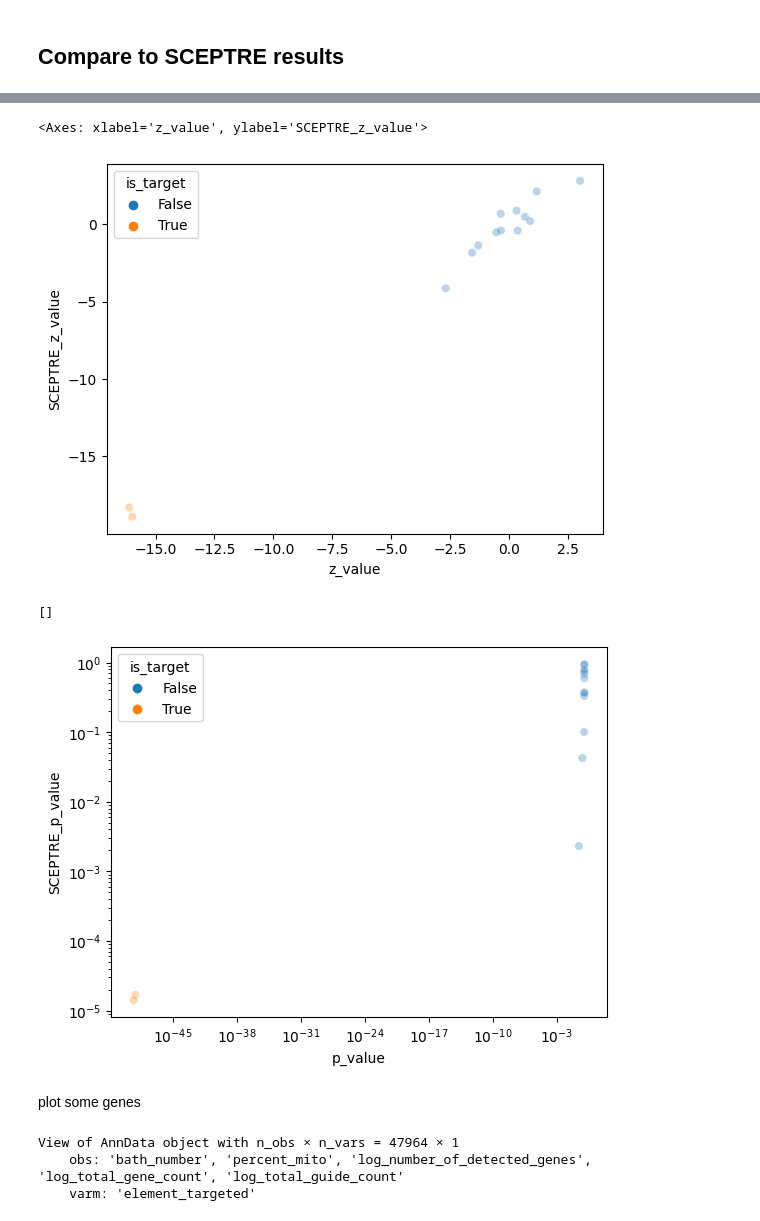
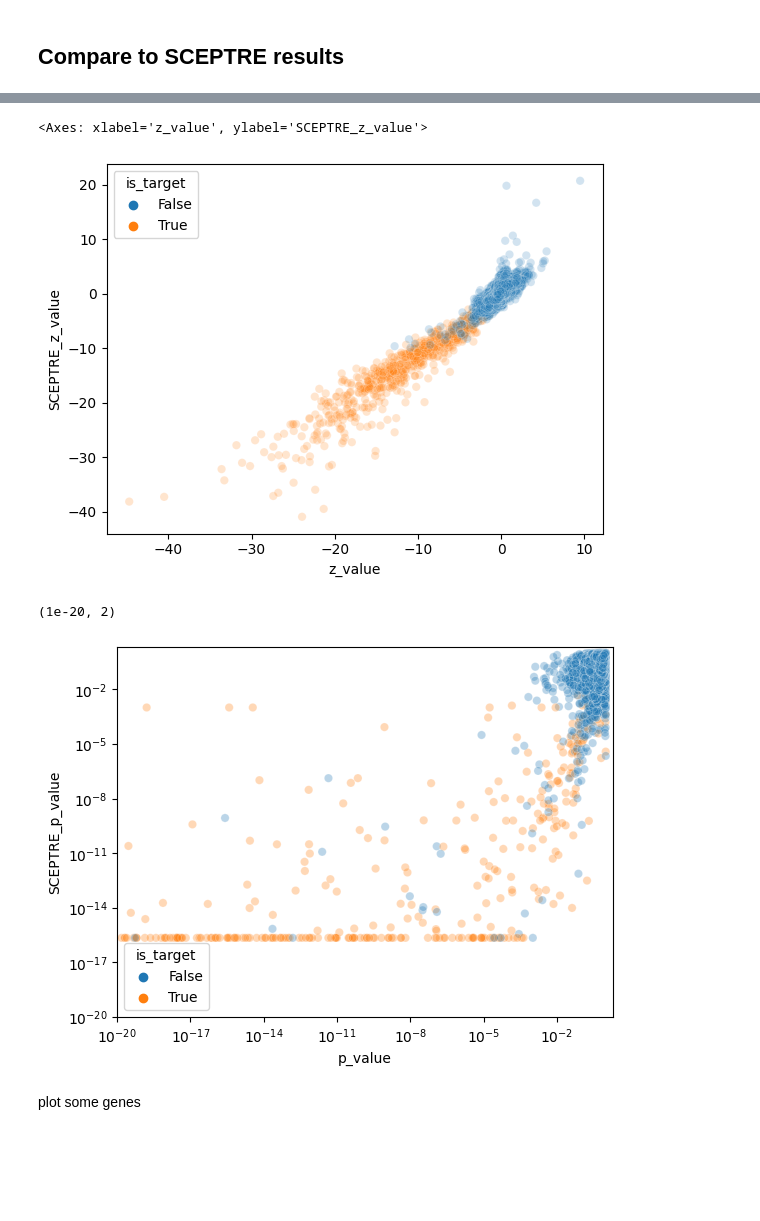
Before and after one commit to pinellolab/PerTurbo, a Jupyter notebook: reproducibility/gasperini_pilot.ipynb, the cells around one changed output, grey strips where cells are left out. Cells and saved outputs as stored; diff of their text form; code cells hidden in the pictures; blank space fills up the shorter version.

```diff
--- a/reproducibility/gasperini_pilot.ipynb
+++ b/reproducibility/gasperini_pilot.ipynb
@@ -14,6 +14,7 @@ from scipy.stats import norm
 import matplotlib.pyplot as plt
 
 smoke_test = False
+test_guides = ["GATA2_TSS|1", "GATA2_TSS|2"]
 data_dir = "../../../Data/gasperini_pilot"
 # %% [output]
 Global seed set to 0
@@ -100,19 +75,23 @@ mdata["grna"].varm["element_targeted"]
 # %%
-guides = mdata["grna"].var_names
-# selected_guides = list(guides[guides.str.contains(r"TSS|random|scrambled", regex=True)])
+# guides = mdata["grna"].var_names
+# # selected_guides = list(guides[guides.str.contains(r"TSS|random|scrambled", regex=True)])
 
-elements = list({guide.split("|")[0] for guide in selected_guides})
-selected_elements = [e for e in elements if e in mdata["grna"].varm["element_targeted"].columns]
-element_subset = mdata["grna"].varm["element_targeted"][selected_elements].copy()
+# elements = list({guide.split("|")[0] for guide in selected_guides})
+# selected_elements = [e for e in elements if e in mdata["grna"].varm["element_targeted"].columns]
+# element_subset = mdata["grna"].varm["element_targeted"][selected_elements].copy()
 
-grna_subset = mdata["grna"]
-grna_subset.varm["element_targeted"] = element_subset
+# grna_subset = mdata["grna"]
+# grna_subset.varm["element_targeted"] = element_subset
 
-grna_subset = mdata["grna"][:, selected_guides]
-# genes = list(sorted({e.split("_")[0] for e in selected_elements if "_TSS" in e}))
-# subset_genes = [g for g in genes if g in mdata["rna"].var_names]
-# print(selected_genes)
+# grna_subset = mdata["grna"][:, selected_guides]
+# # genes = list(sorted({e.split("_")[0] for e in selected_elements if "_TSS" in e}))
+# # subset_genes = [g for g in genes if g in mdata["rna"].var_names]
+# # print(selected_genes)
 
-if smoke_test:
-    selected_genes = ["KRT18"]  # DANGER SINGLE GENE ONLY
-assert grna_subset.varm["element_targeted"].shape == (len(selected_guides), len(selected_elements))
+# if smoke_test:
+#     selected_genes = [test_gene]  # DANGER SINGLE GENE ONLY
+# assert grna_subset.varm["element_targeted"].shape == (len(selected_guides), len(selected_elements))
+mdata.mod['grna'] = mdata.mod['grna'][:,selected_guides]
+mdata.mod['rna'] = mdata.mod['rna'][:,selected_genes]
+mdata_subset = mdata.copy()
+mdata_subset
@@ -274,7 +248,7 @@ perturb_lfc.scale_tril torch.Size([1243, 1, 2, 2])
 %load_ext autoreload
 %autoreload 2
 
-lfc_threshold = 0.1 # ~ at least 10% knockdown
+lfc_threshold = -0.1 # ~ at least 10% upreg
 # lfc_threshold = 0 # nonzero knockdown
 # gene_index=45
 
@@ -287,7 +261,7 @@ perturb_mean_lfc_sigma = lfc_cov[...,0,0].sqrt().detach().cpu().numpy()
 perturb_disp_lfc_sigma = lfc_cov[...,1,1].sqrt().detach().cpu().numpy()
 assert perturb_mean_lfc_mu.shape == perturb_mean_lfc_sigma.shape
 perturb_z_scores = perturb_mean_lfc_mu/perturb_mean_lfc_sigma
-perturb_p_vals = norm.cdf(lfc_threshold, loc=-perturb_mean_lfc_mu, scale=perturb_mean_lfc_sigma)
+perturb_p_vals = 1-norm.cdf(lfc_threshold, loc=perturb_mean_lfc_mu, scale=perturb_mean_lfc_sigma)
 
 def make_long_df(mat, value_name):
     return (
@@ -298,9 +272,4 @@ def make_long_df(mat, value_name):
     )
 z_df = make_long_df(perturb_z_scores, "z_value")
 p_df = make_long_df(perturb_p_vals, "p_value")
-
-scpower_df = pd.merge(z_df, p_df)
-scpower_df.sort_values("p_value")
-# significant_results['guide'].str.split("_", expand=True)[0]
-# significant_results.head(1000).to_excel("~/Downloads/significant_results.xlsx")
 # %% [output]
@@ -388,22 +383,18 @@ plt.semilogx()
 # %%
-sns.scatterplot(merge_df, x="z_value", y="SCEPTRE_z_value", hue="is_target", alpha=0.3)
+sns.scatterplot(merge_df, x="z_value", y="SCEPTRE_z_value", hue="is_target", alpha=0.2)
 # %% [output]
 <Axes: xlabel='z_value', ylabel='SCEPTRE_z_value'>
-[figure, old version]
+[figure, new version]
 # %%
 sns.scatterplot(merge_df, x="p_value", y="SCEPTRE_p_value", hue="is_target", alpha=0.3)
 plt.loglog()
+plt.xlim(1e-20, 2)
+plt.ylim(1e-20, 2)
 # %% [output]
-[]
+(1e-20, 2)
-[figure, old version]
+[figure, new version]
 # %% [markdown]
 plot some genes
-# %%
-mdata_subset["grna"][:,"ACTB_TSS|1"]
-# %% [output]
-View of AnnData object with n_obs × n_vars = 47964 × 1
-    obs: 'bath_number', 'percent_mito', 'log_number_of_detected_genes', 'log_total_gene_count', 'log_total_guide_count'
-    varm: 'element_targeted'
 # %%
 import scanpy as sc
 
```
Also changed, not shown: parts of 15 cells of this notebook.
